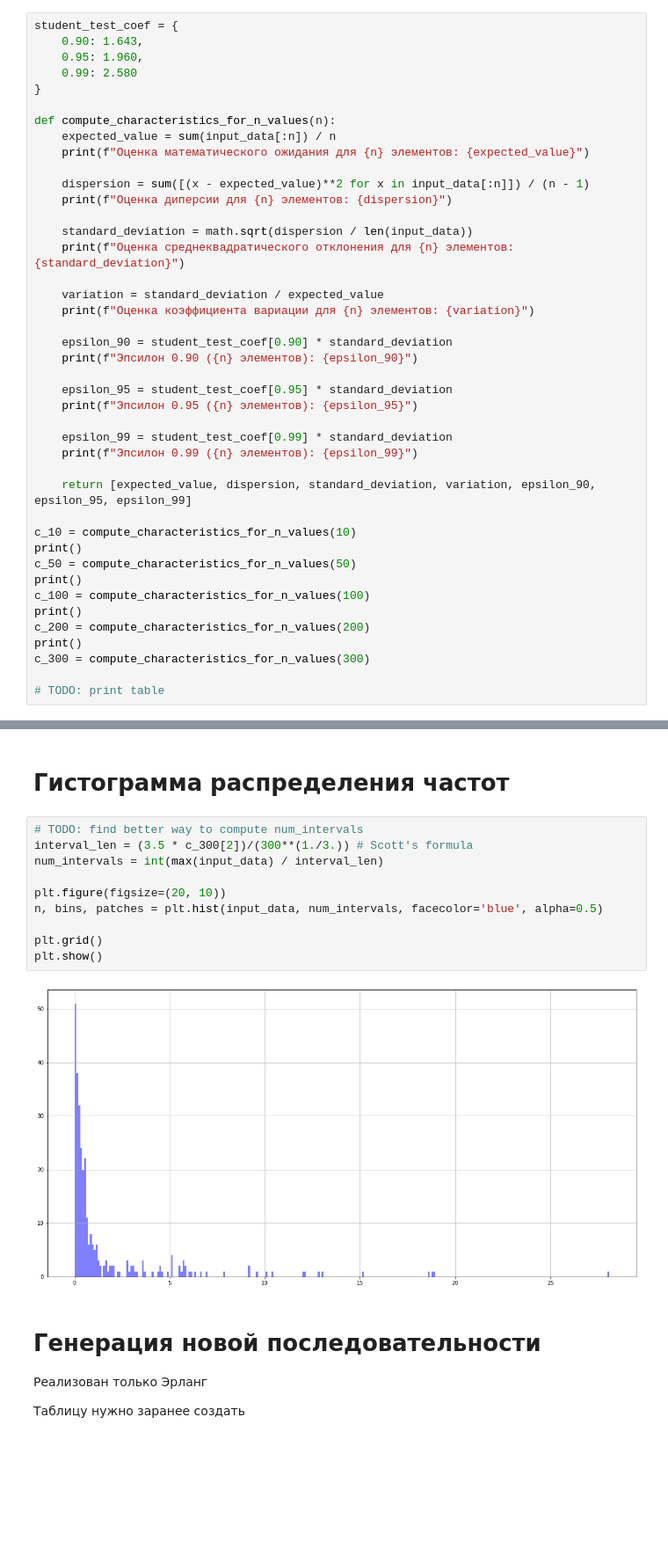
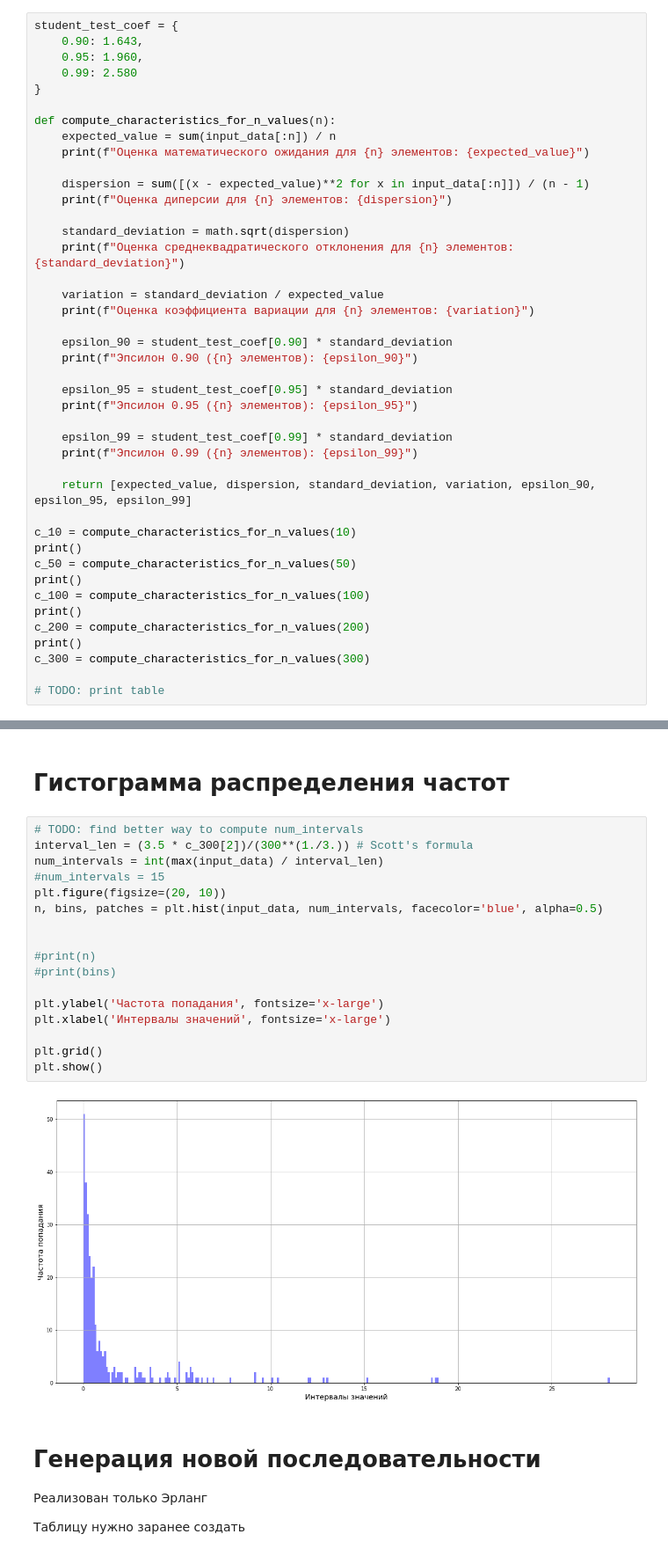
Before and after one commit to johnny-keker/mathematical-modelling, a Jupyter notebook: LW1/LW1.ipynb, the cells around one changed output, grey strips where cells are left out. Shown: that part at 88% size. Saved outputs shown, nothing was run; the diff lists cells and outputs as text; blank space fills up the shorter version.

```diff
--- a/LW1/LW1.ipynb
+++ b/LW1/LW1.ipynb
@@ -43,7 +45,7 @@ def compute_characteristics_for_n_values(n):
     dispersion = sum([(x - expected_value)**2 for x in input_data[:n]]) / (n - 1)
     print(f"Оценка диперсии для {n} элементов: {dispersion}")
 
-    standard_deviation = math.sqrt(dispersion / len(input_data))
+    standard_deviation = math.sqrt(dispersion)
     print(f"Оценка среднеквадратического отклонения для {n} элементов: {standard_deviation}")
 
     variation = standard_deviation / expected_value
@@ -157,15 +173,22 @@ plt.show()
 # %%
 # TODO: find better way to compute num_intervals
 interval_len = (3.5 * c_300[2])/(300**(1./3.)) # Scott's formula
 num_intervals = int(max(input_data) / interval_len)
-
+#num_intervals = 15
 plt.figure(figsize=(20, 10))
 n, bins, patches = plt.hist(input_data, num_intervals, facecolor='blue', alpha=0.5)
 
+
+#print(n)
+#print(bins)
+
+plt.ylabel('Частота попадания', fontsize='x-large')
+plt.xlabel('Интервалы значений', fontsize='x-large')
+
 plt.grid()
 plt.show()
 # %% [output]
-[figure, old version]
+[figure, new version]
 # %% [markdown]
 # Генерация новой последовательности
 Реализован только Эрланг
```
Also changed, not shown: parts of 6 cells of this notebook.
